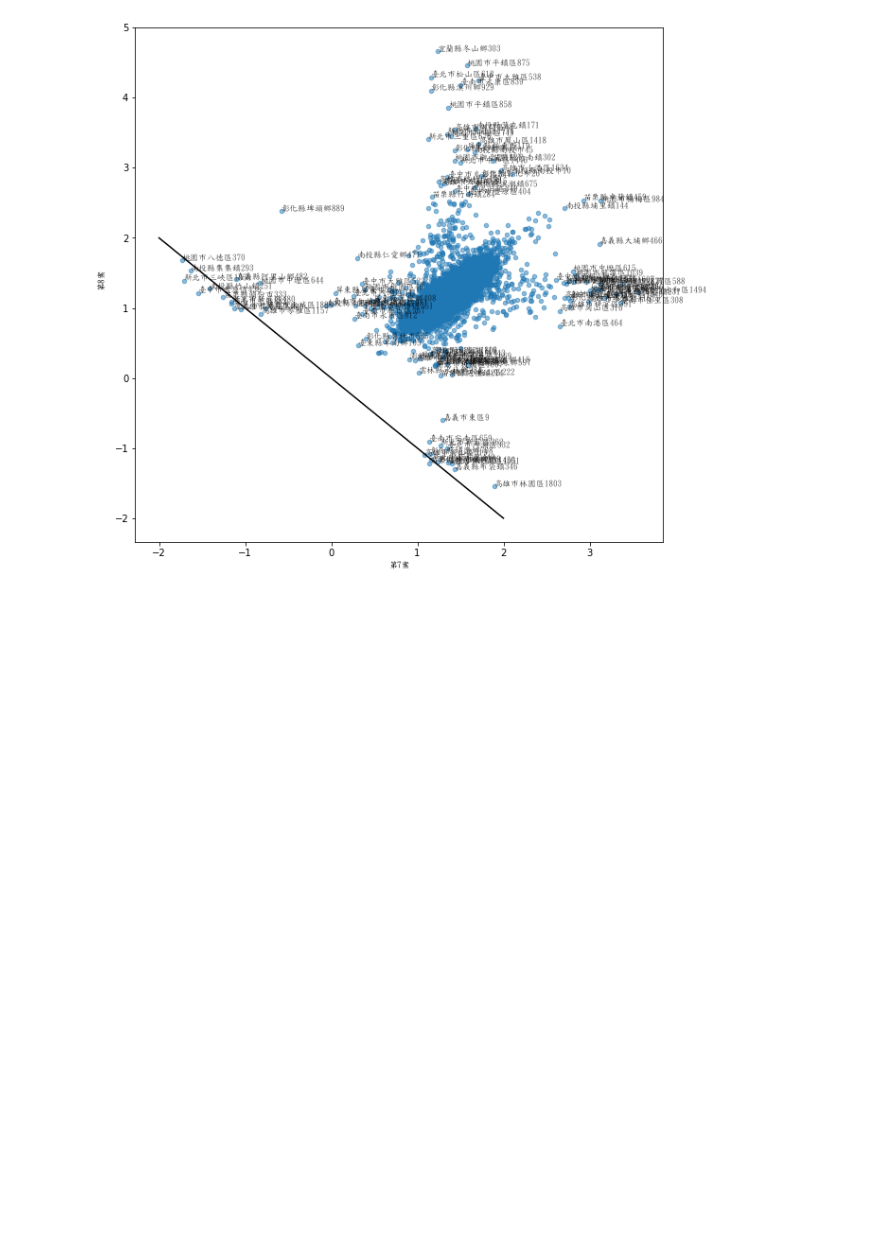
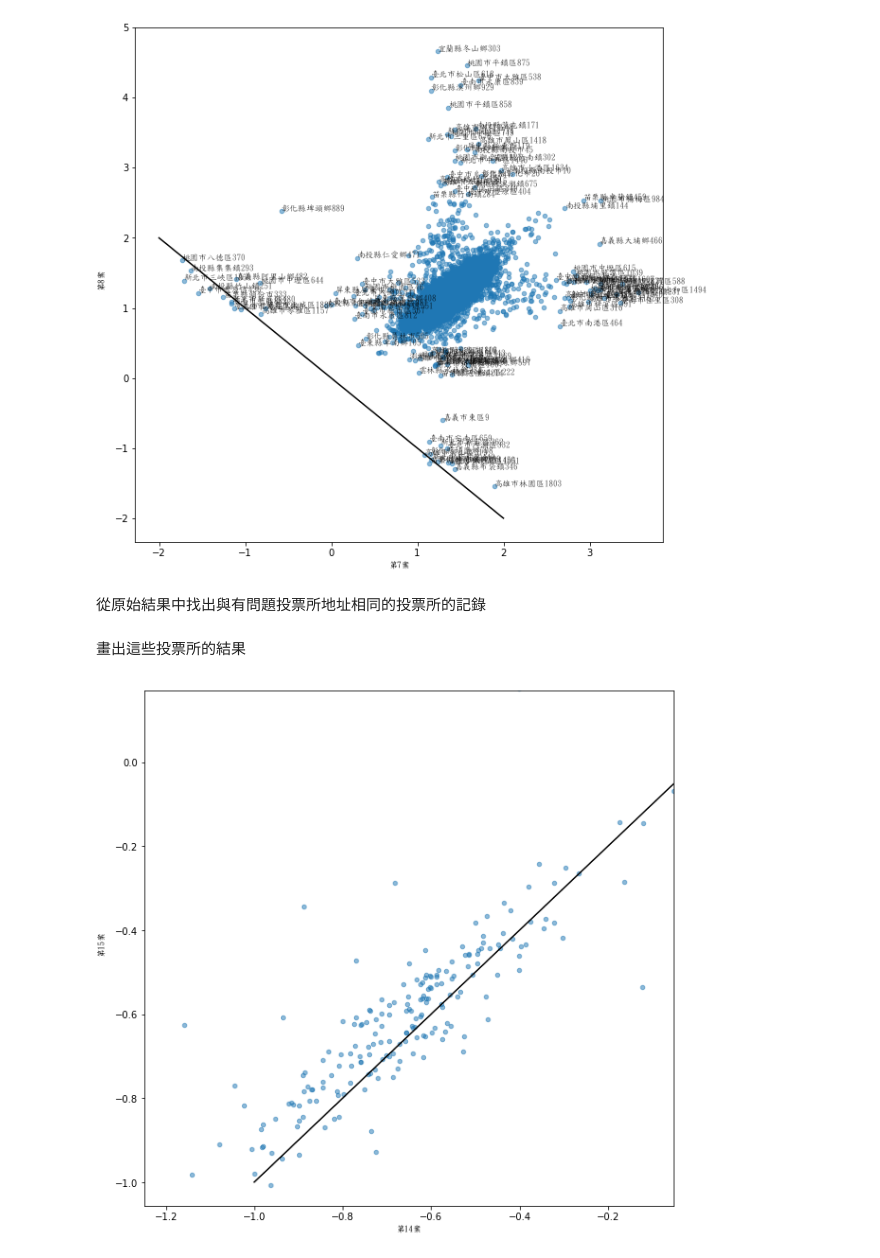
Before and after one commit to shevajia/TaiwanReferendum, a Jupyter notebook: TaiwanReferendum2018.ipynb, the cells around one changed output. Cells and saved outputs as stored; diff of their text form; code cells hidden in the pictures; blank space fills up the shorter version.

```diff
--- a/TaiwanReferendum2018.ipynb
+++ b/TaiwanReferendum2018.ipynb
@@ -534,3 +882,36 @@ plt.savefig('scatter_78.png')
 plt.show()
 # %% [output]
 [figure]
+# %% [markdown]
+從原始結果中找出與有問題投票所地址相同的投票所的記錄
+# %%
+ad = DB[DB['案件'] == '第15案']['地址']
+DF15 = DF[DF['案件'] == '第15案']
+DF15.index = DF15['地址']
+DF_ad = DF15.loc[ad]
+DF_ad.index = DF_ad.post
+WDF_ad = W.loc[set(DF_ad.index) - set(index4)]
+# %% [markdown]
+畫出這些投票所的結果
+# %%
+plt.close('all')
+fig = plt.figure(figsize = (10,10))
+#x = fig.add_subplot(111)
+#ax.set_frame_on(False)
+x = WDF_ad.iloc[:,7]
+y = WDF_ad.iloc[:,8]
+xlim = x.quantile([.01,.99])
+ylim = y.quantile([.01,.99])
+plt.scatter(x, y, s=20, alpha = 0.5)
+plt.xlim(xlim)
+plt.ylim(ylim)
+plt.plot([-1,1], [-1,1], color = 'black')
+#plt.plot([-2,2], [2,-2], color = 'black')
+plt.xlabel(cols[7], fontproperties = font)
+plt.ylabel(cols[8], fontproperties = font)
+#plt.xticks(())
+#plt.yticks(())
+plt.savefig('scatter_1415_1.png')
+plt.show()
+# %% [output]
+[figure, added]
```
Also changed, not shown: parts of 10 cells of this notebook, 3 other files.
